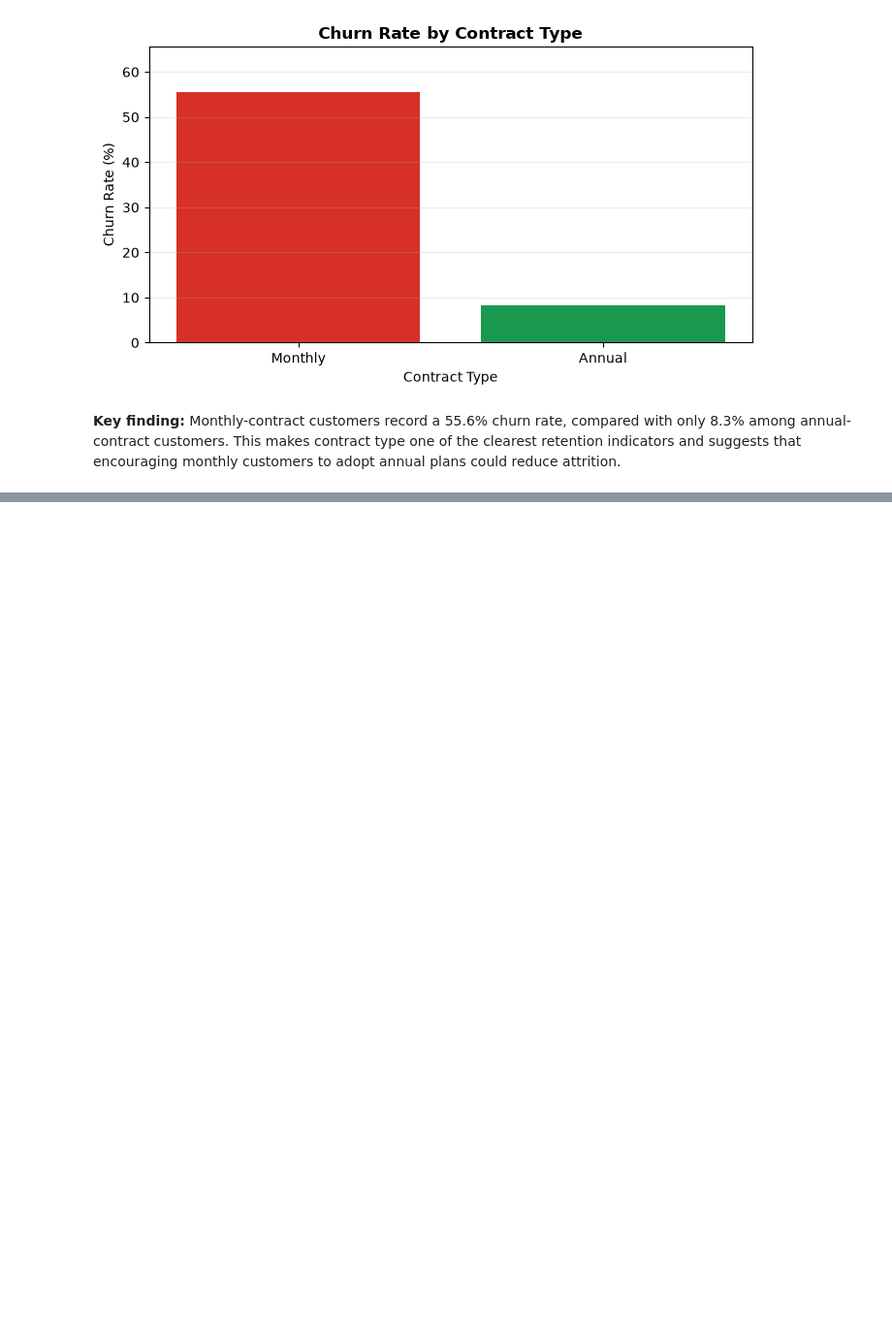
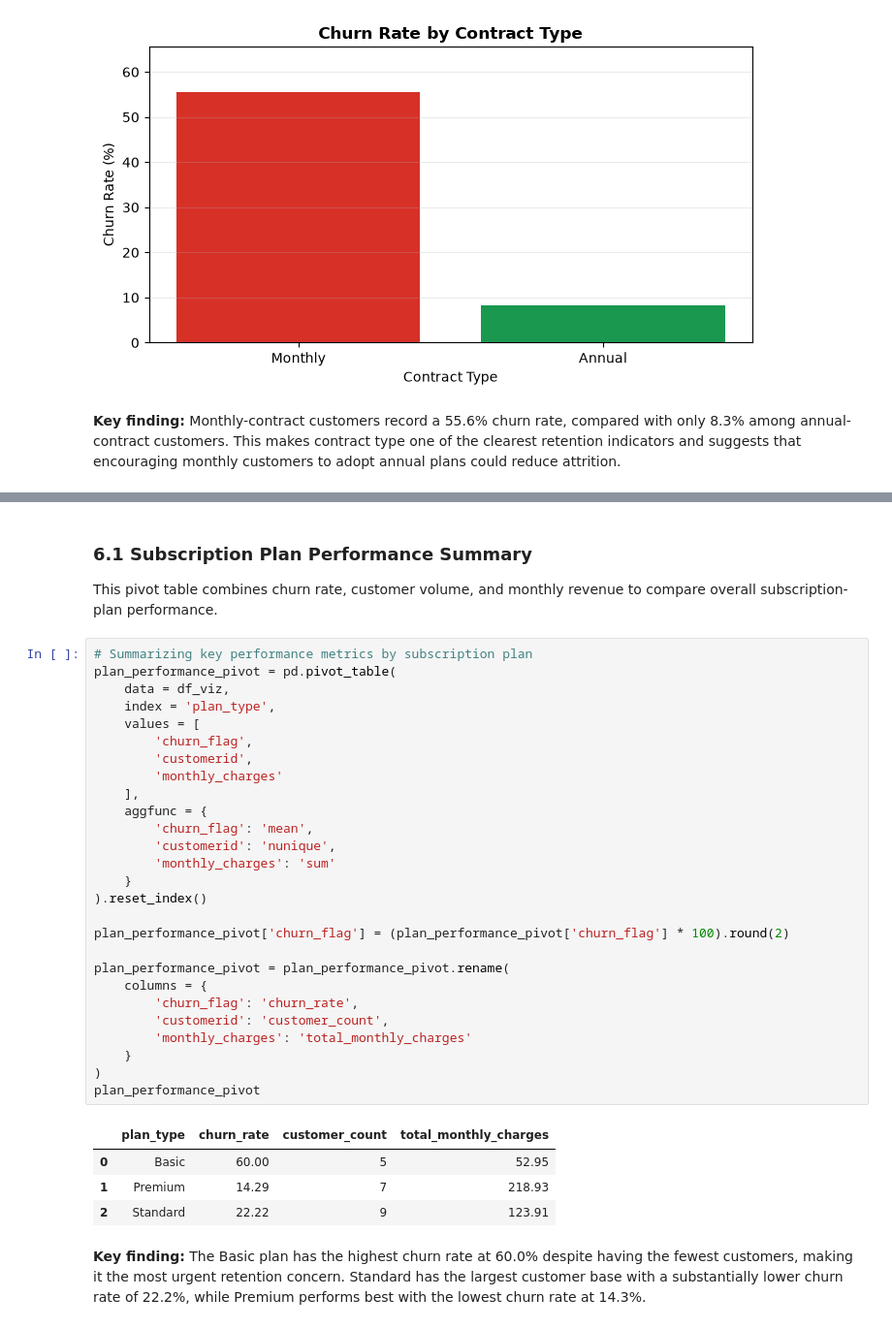
Before and after one commit to ShayanYawarBhatti/churn-analysis, a Jupyter notebook: notebooks/churn_analysis.ipynb, the cells around one changed output, grey strips where cells are left out. Shown at 97% size. Cells and saved outputs as stored; diff of their text form; blank space fills up the shorter version.

```diff
--- a/notebooks/churn_analysis.ipynb
+++ b/notebooks/churn_analysis.ipynb
@@ -901,0 +914,38 @@ plt.show()
+# %% [markdown]
+### 6.1 Subscription Plan Performance Summary
+
+This pivot table combines churn rate, customer volume, and monthly revenue to compare overall subscription-plan performance.
+# %%
+# Summarizing key performance metrics by subscription plan
+plan_performance_pivot = pd.pivot_table(
+    data = df_viz,
+    index = 'plan_type',
+    values = [
+        'churn_flag',
+        'customerid',
+        'monthly_charges'
+    ],
+    aggfunc = {
+        'churn_flag': 'mean',
+        'customerid': 'nunique',
+        'monthly_charges': 'sum'
+    }
+).reset_index()
+
+plan_performance_pivot['churn_flag'] = (plan_performance_pivot['churn_flag'] * 100).round(2)
+
+plan_performance_pivot = plan_performance_pivot.rename(
+    columns = {
+        'churn_flag': 'churn_rate',
+        'customerid': 'customer_count',
+        'monthly_charges': 'total_monthly_charges'
+    }
+)
+plan_performance_pivot
+# %% [output]
+|  | plan_type | churn_rate | customer_count | total_monthly_charges |
+| 0 | Basic | 60.00 | 5 | 52.95 |
+| 1 | Premium | 14.29 | 7 | 218.93 |
+| 2 | Standard | 22.22 | 9 | 123.91 |
+# %% [markdown]
+**Key finding:** The Basic plan has the highest churn rate at 60.0% despite having the fewest customers, making it the most urgent retention concern. Standard has the largest customer base with a substantially lower churn rate of 22.2%, while Premium performs best with the lowest churn rate at 14.3%.
```
Also changed, not shown: parts of 19 cells of this notebook, 2 other files.
